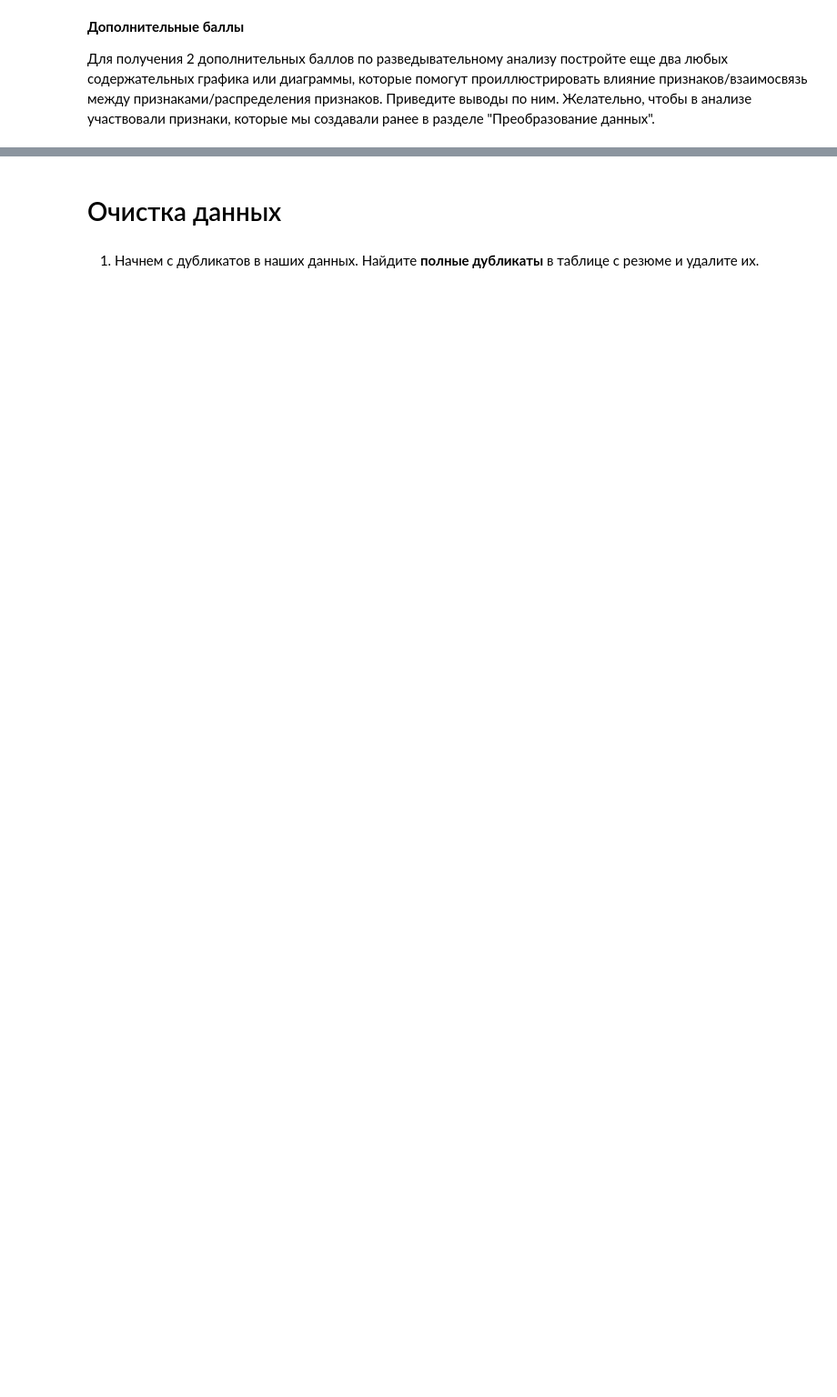
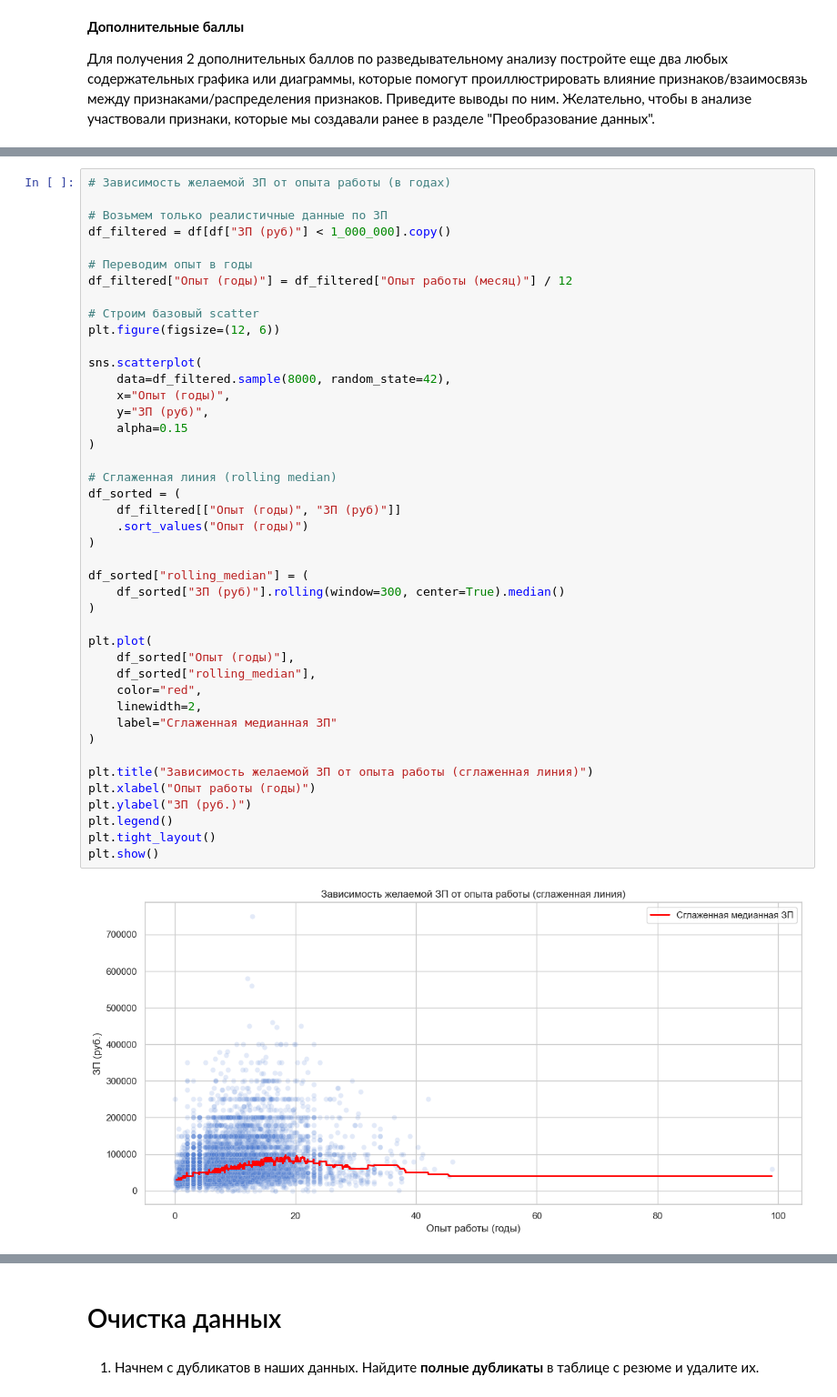
Before and after one commit to IgorPont/mephi_homework_tasks, a Jupyter notebook: sessions_tasks/programming_in_python/session02/data_analysis_final_project.ipynb, the cells around one changed output, grey strips where cells are left out. Shown at 91% size. Cells and saved outputs as stored; diff of their text form; blank space fills up the shorter version.

```diff
--- a/sessions_tasks/programming_in_python/session02/data_analysis_final_project.ipynb
+++ b/sessions_tasks/programming_in_python/session02/data_analysis_final_project.ipynb
@@ -1183,0 +1363,45 @@ plt.show()
+# %%
+# Зависимость желаемой ЗП от опыта работы (в годах)
+
+# Возьмем только реалистичные данные по ЗП
+df_filtered = df[df["ЗП (руб)"] < 1_000_000].copy()
+
+# Переводим опыт в годы
+df_filtered["Опыт (годы)"] = df_filtered["Опыт работы (месяц)"] / 12
+
+# Строим базовый scatter
+plt.figure(figsize=(12, 6))
+
+sns.scatterplot(
+    data=df_filtered.sample(8000, random_state=42),
+    x="Опыт (годы)",
+    y="ЗП (руб)",
+    alpha=0.15
+)
+
+# Сглаженная линия (rolling median)
+df_sorted = (
+    df_filtered[["Опыт (годы)", "ЗП (руб)"]]
+    .sort_values("Опыт (годы)")
+)
+
+df_sorted["rolling_median"] = (
+    df_sorted["ЗП (руб)"].rolling(window=300, center=True).median()
+)
+
+plt.plot(
+    df_sorted["Опыт (годы)"],
+    df_sorted["rolling_median"],
+    color="red",
+    linewidth=2,
+    label="Сглаженная медианная ЗП"
+)
+
+plt.title("Зависимость желаемой ЗП от опыта работы (сглаженная линия)")
+plt.xlabel("Опыт работы (годы)")
+plt.ylabel("ЗП (руб.)")
+plt.legend()
+plt.tight_layout()
+plt.show()
+# %% [output]
+[figure, added]
```
Also changed, not shown: parts of 16 cells of this notebook.
